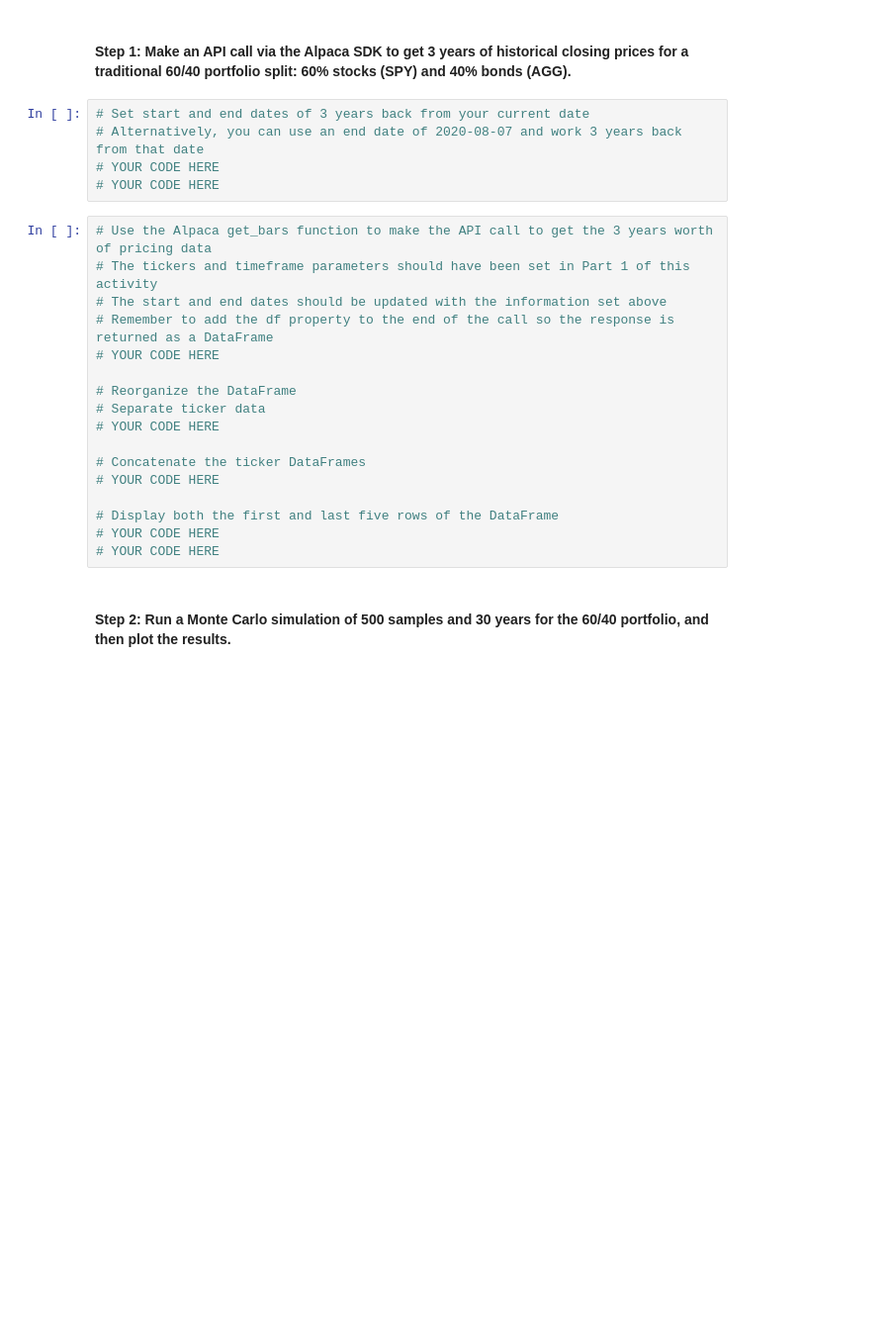
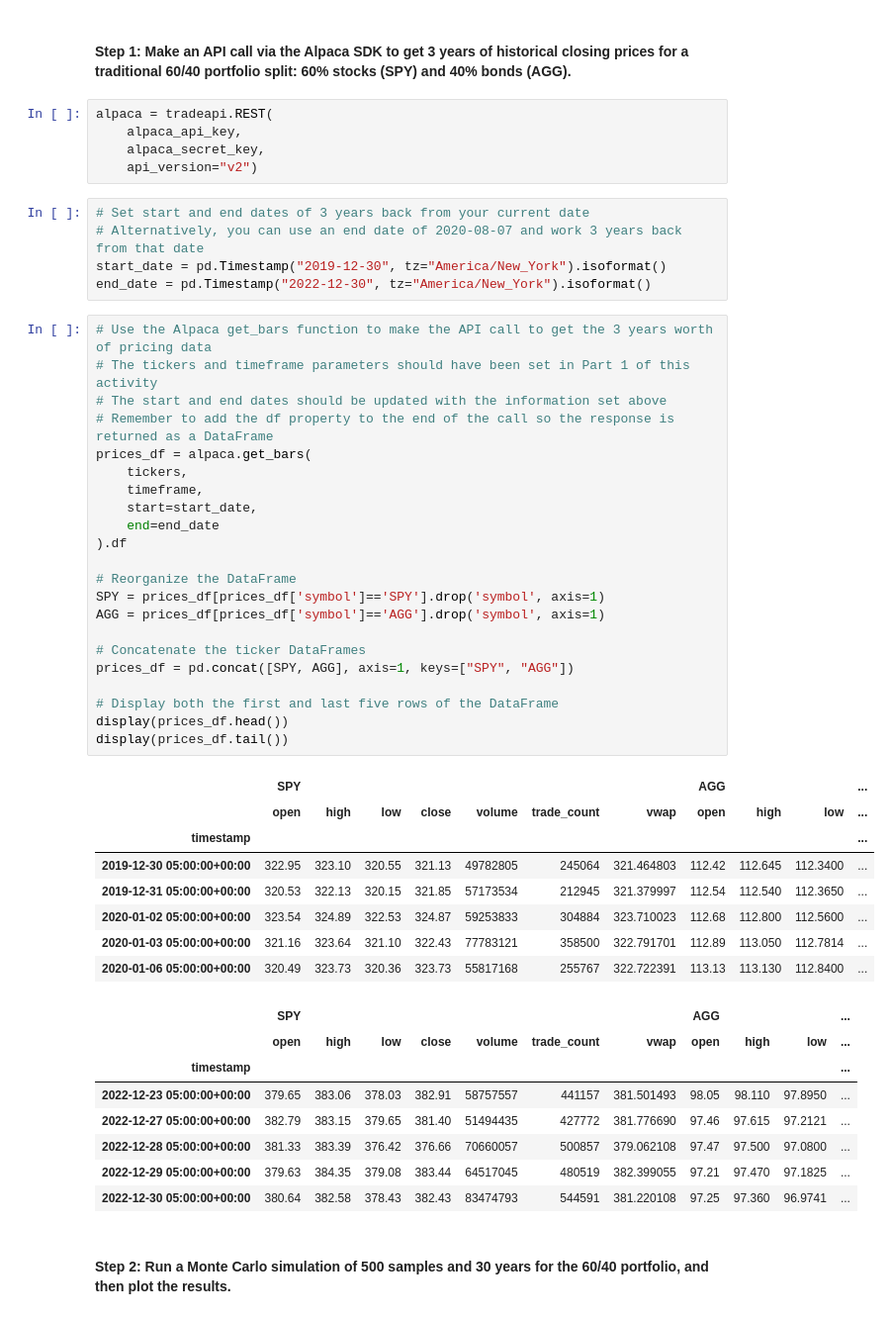
Before and after one commit to DanHerman212/challenge5, a Jupyter notebook: financial_planning_tools.ipynb, the cells around one changed output. Shown at 99% size. Saved outputs shown, nothing was run; the diff lists cells and outputs as text; blank space fills up the shorter version.

```diff
--- a/financial_planning_tools.ipynb
+++ b/financial_planning_tools.ipynb
@@ -434,28 +434,55 @@ In this section, you’ll use the MCForecastTools library to create a Monte Carl
 4. Generate the summary statistics for the Monte Carlo simulation.
 # %% [markdown]
 #### Step 1: Make an API call via the Alpaca SDK to get 3 years of historical closing prices for a traditional 60/40 portfolio split: 60% stocks (SPY) and 40% bonds (AGG).
+# %%
+alpaca = tradeapi.REST(
+    alpaca_api_key,
+    alpaca_secret_key,
+    api_version="v2")
 # %%
 # Set start and end dates of 3 years back from your current date
 # Alternatively, you can use an end date of 2020-08-07 and work 3 years back from that date
-# YOUR CODE HERE
-# YOUR CODE HERE
+start_date = pd.Timestamp("2019-12-30", tz="America/New_York").isoformat()
+end_date = pd.Timestamp("2022-12-30", tz="America/New_York").isoformat()
 # %%
 # Use the Alpaca get_bars function to make the API call to get the 3 years worth of pricing data
 # The tickers and timeframe parameters should have been set in Part 1 of this activity
 # The start and end dates should be updated with the information set above
 # Remember to add the df property to the end of the call so the response is returned as a DataFrame
-# YOUR CODE HERE
+prices_df = alpaca.get_bars(
+    tickers,
+    timeframe,
+    start=start_date,
+    end=end_date
+).df
 
 # Reorganize the DataFrame
-# Separate ticker data
-# YOUR CODE HERE
+SPY = prices_df[prices_df['symbol']=='SPY'].drop('symbol', axis=1)
+AGG = prices_df[prices_df['symbol']=='AGG'].drop('symbol', axis=1)
 
 # Concatenate the ticker DataFrames
-# YOUR CODE HERE
+prices_df = pd.concat([SPY, AGG], axis=1, keys=["SPY", "AGG"])
 
 # Display both the first and last five rows of the DataFrame
-# YOUR CODE HERE
-# YOUR CODE HERE
+display(prices_df.head())
+display(prices_df.tail())
+# %% [output]
+|  | SPY |  |  |  |  |  |  | AGG |  |  | ... |
+|  | open | high | low | close | volume | trade_count | vwap | open | high | low | ... |
+| timestamp |  |  |  |  |  |  |  |  |  |  | ... |
+| 2019-12-30 05:00:00+00:00 | 322.95 | 323.10 | 320.55 | 321.13 | 49782805 | 245064 | 321.464803 | 112.42 | 112.645 | 112.3400 | ... |
+| 2019-12-31 05:00:00+00:00 | 320.53 | 322.13 | 320.15 | 321.85 | 57173534 | 212945 | 321.379997 | 112.54 | 112.540 | 112.3650 | ... |
+| 2020-01-02 05:00:00+00:00 | 323.54 | 324.89 | 322.53 | 324.87 | 59253833 | 304884 | 323.710023 | 112.68 | 112.800 | 112.5600 | ... |
+| 2020-01-03 05:00:00+00:00 | 321.16 | 323.64 | 321.10 | 322.43 | 77783121 | 358500 | 322.791701 | 112.89 | 113.050 | 112.7814 | ... |
+| 2020-01-06 05:00:00+00:00 | 320.49 | 323.73 | 320.36 | 323.73 | 55817168 | 255767 | 322.722391 | 113.13 | 113.130 | 112.8400 | ... |
+|  | SPY |  |  |  |  |  |  | AGG |  |  | ... |
+|  | open | high | low | close | volume | trade_count | vwap | open | high | low | ... |
+| timestamp |  |  |  |  |  |  |  |  |  |  | ... |
+| 2022-12-23 05:00:00+00:00 | 379.65 | 383.06 | 378.03 | 382.91 | 58757557 | 441157 | 381.501493 | 98.05 | 98.110 | 97.8950 | ... |
+| 2022-12-27 05:00:00+00:00 | 382.79 | 383.15 | 379.65 | 381.40 | 51494435 | 427772 | 381.776690 | 97.46 | 97.615 | 97.2121 | ... |
+| 2022-12-28 05:00:00+00:00 | 381.33 | 383.39 | 376.42 | 376.66 | 70660057 | 500857 | 379.062108 | 97.47 | 97.500 | 97.0800 | ... |
+| 2022-12-29 05:00:00+00:00 | 379.63 | 384.35 | 379.08 | 383.44 | 64517045 | 480519 | 382.399055 | 97.21 | 97.470 | 97.1825 | ... |
+| 2022-12-30 05:00:00+00:00 | 380.64 | 382.58 | 378.43 | 382.43 | 83474793 | 544591 | 381.220108 | 97.25 | 97.360 | 96.9741 | ... |
 # %% [markdown]
 #### Step 2: Run a Monte Carlo simulation of 500 samples and 30 years for the 60/40 portfolio, and then plot the results.
 # %%
```
Also changed, not shown: parts of 5 cells of this notebook.
